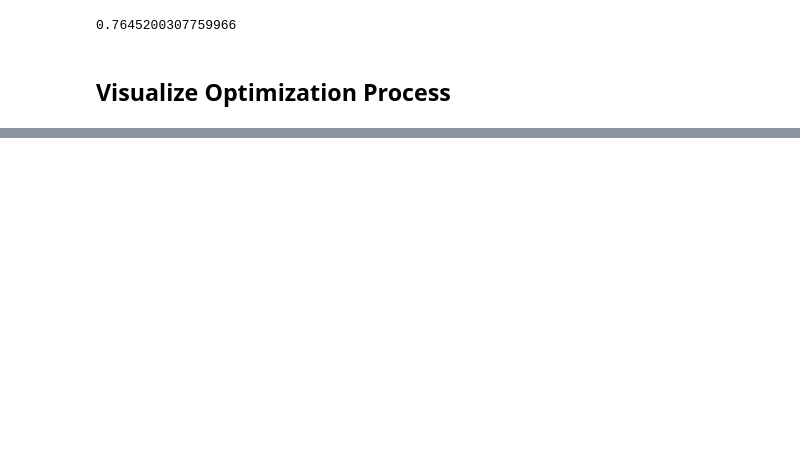
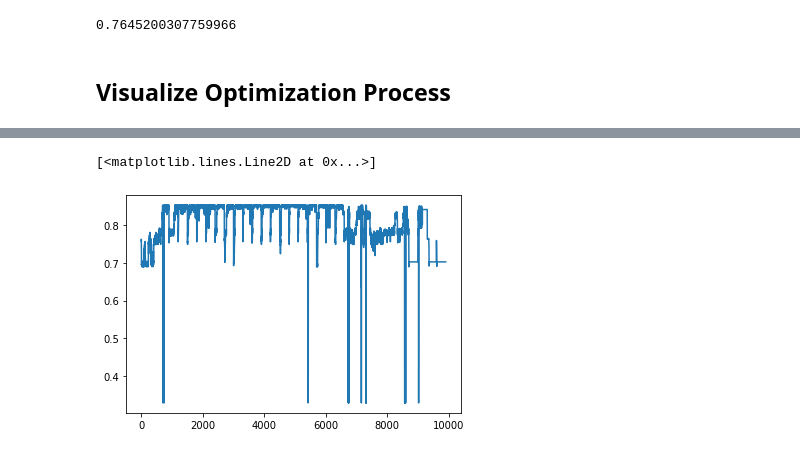
Before and after one commit to y2236li/Kiwi-Reasearch, a Jupyter notebook: 1D_Climber_all_in_one.ipynb, the cells around one changed output, grey strips where cells are left out. Saved outputs shown, nothing was run; the diff lists cells and outputs as text; code cells hidden in the pictures; blank space fills up the shorter version.

```diff
--- a/1D_Climber_all_in_one.ipynb
+++ b/1D_Climber_all_in_one.ipynb
@@ -268,0 +309,5 @@ accuracy_list[150]
+# %%
+plt.plot(reward_his) # epoch = 20 trial 2
+# %% [output]
+[<matplotlib.lines.Line2D at 0x...>]
+[figure, added]
```
Also changed, not shown: parts of 12 cells of this notebook.
